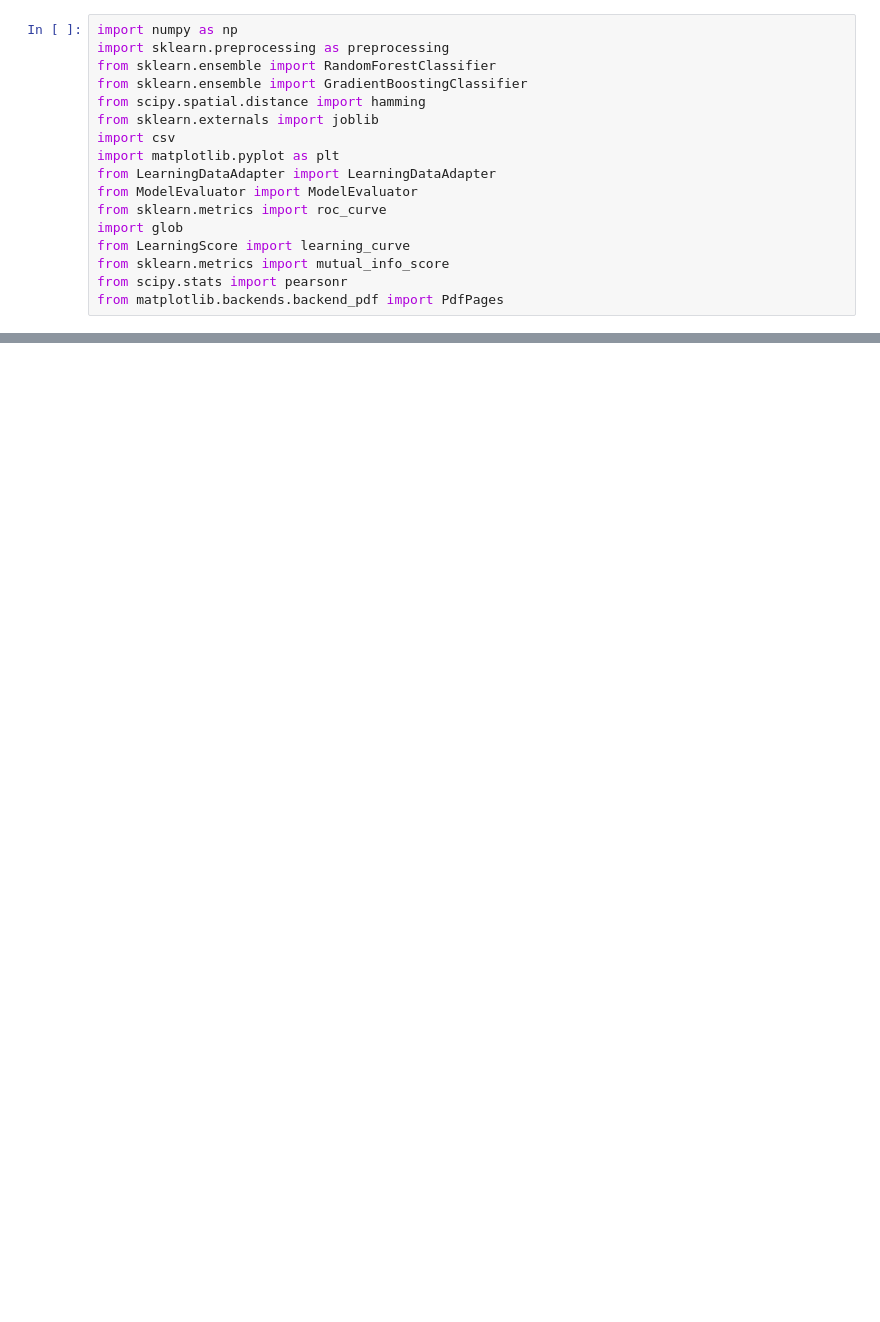
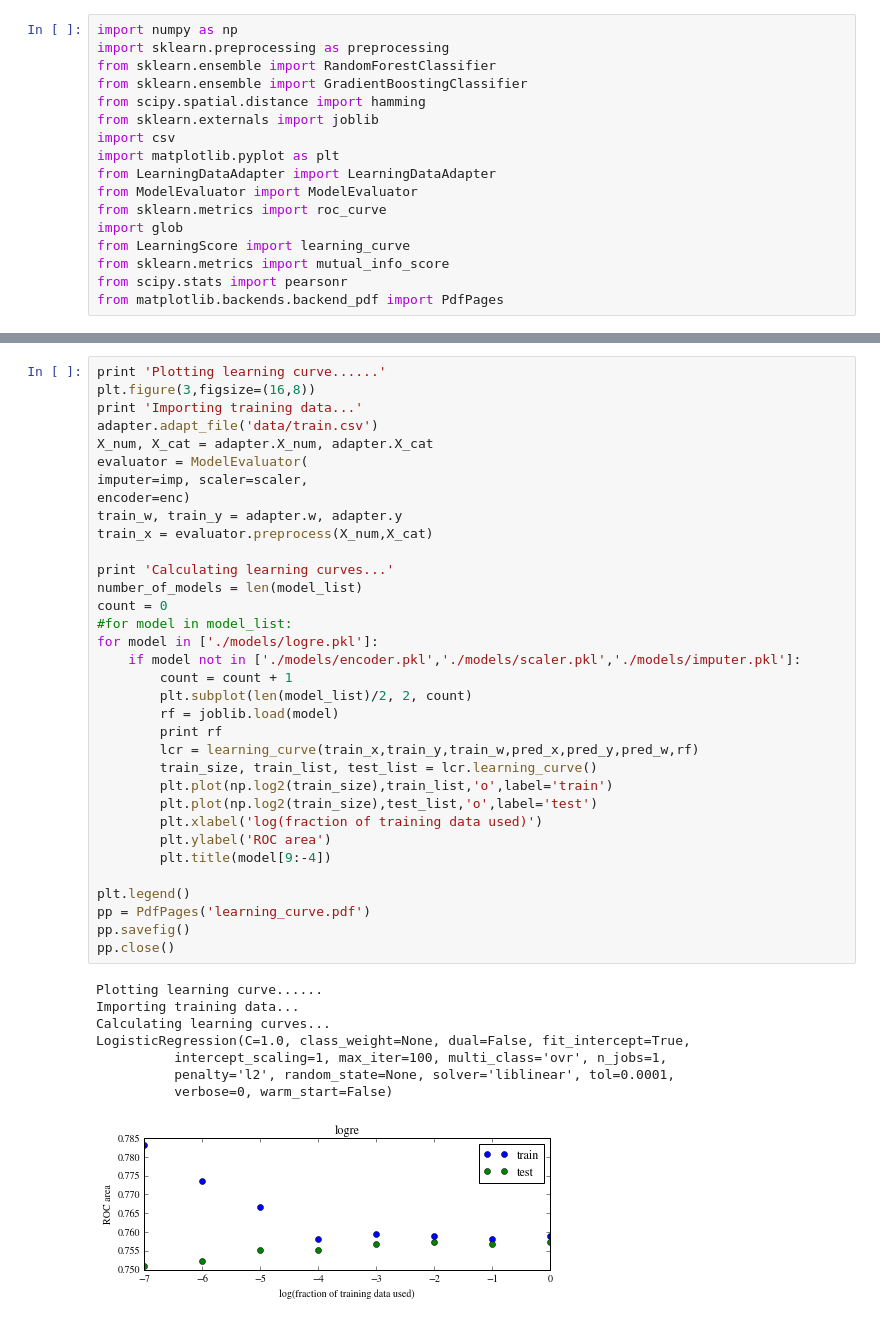
Before and after one commit to dchao34/bdtaunu_machine_learning, a Jupyter notebook: dstartau_detector/additive_models/presentation.ipynb, the cells around one changed output, grey strips where cells are left out. Saved outputs shown, nothing was run; the diff lists cells and outputs as text; blank space fills up the shorter version.

```diff
--- a/dstartau_detector/additive_models/presentation.ipynb
+++ b/dstartau_detector/additive_models/presentation.ipynb
@@ -145 +100,44 @@ LogisticRegression(C=1.0, class_weight=None, dual=False, fit_intercept=True,
+# %%
+print 'Plotting learning curve......'
+plt.figure(3,figsize=(16,8))
+print 'Importing training data...'
+adapter.adapt_file('data/train.csv')
+X_num, X_cat = adapter.X_num, adapter.X_cat
+evaluator = ModelEvaluator(
+imputer=imp, scaler=scaler,
+encoder=enc)
+train_w, train_y = adapter.w, adapter.y
+train_x = evaluator.preprocess(X_num,X_cat)
+
+print 'Calculating learning curves...'
+number_of_models = len(model_list)
+count = 0
+#for model in model_list:
+for model in ['./models/logre.pkl']:
+    if model not in ['./models/encoder.pkl','./models/scaler.pkl','./models/imputer.pkl']:
+        count = count + 1
+        plt.subplot(len(model_list)/2, 2, count)
+        rf = joblib.load(model)
+        print rf
+        lcr = learning_curve(train_x,train_y,train_w,pred_x,pred_y,pred_w,rf)
+        train_size, train_list, test_list = lcr.learning_curve()
+        plt.plot(np.log2(train_size),train_list,'o',label='train')
+        plt.plot(np.log2(train_size),test_list,'o',label='test')
+        plt.xlabel('log(fraction of training data used)')
+        plt.ylabel('ROC area')
+        plt.title(model[9:-4])
+
+plt.legend()
+pp = PdfPages('learning_curve.pdf')
+pp.savefig()
+pp.close()
+# %% [output]
+Plotting learning curve......
+Importing training data...
+Calculating learning curves...
+LogisticRegression(C=1.0, class_weight=None, dual=False, fit_intercept=True,
+          intercept_scaling=1, max_iter=100, multi_class='ovr', n_jobs=1,
+          penalty='l2', random_state=None, solver='liblinear', tol=0.0001,
+          verbose=0, warm_start=False)
+[figure, added]
 # %%
```
Also changed, not shown: parts of 3 cells of this notebook, 3 other files.
